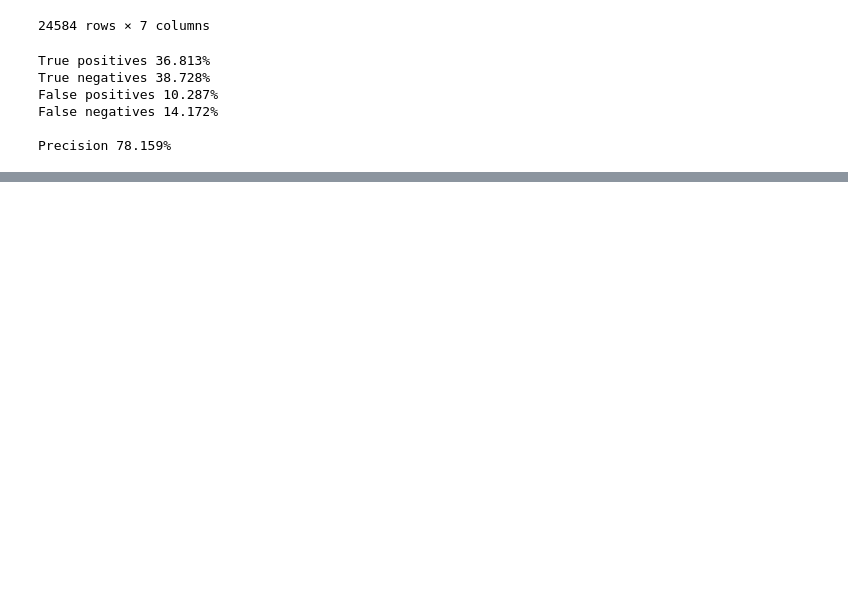
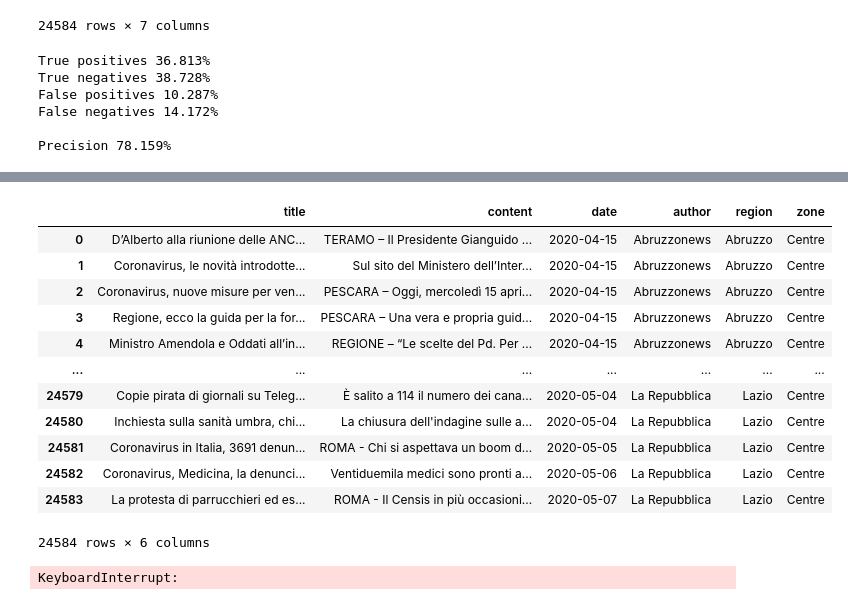
Before and after one commit to Gruntrexpewrus/StatLearnTeam, a Jupyter notebook: articles_analysis/Region Analysis.ipynb, the cells around one changed output, grey strips where cells are left out. Drawn from its saved outputs; the diff is of its cells as text; code cells hidden in the pictures; blank space fills up the shorter version.

```diff
--- a/articles_analysis/Region Analysis.ipynb
+++ b/articles_analysis/Region Analysis.ipynb
@@ -278,0 +284,17 @@ for zone in ['North', 'Centre', 'South']:
+# %%
+nonpreprocessed_articles = pd.read_csv(dataset_root + 'articles.csv', sep = ';', index_col = [0])
+nonpreprocessed_articles
+# %% [output]
+|  | title | content | date | author | region | zone |
+| 0 | D’Alberto alla riunione delle ANC... | TERAMO – Il Presidente Gianguido ... | 2020-04-15 | Abruzzonews | Abruzzo | Centre |
+| 1 | Coronavirus, le novità introdotte... | Sul sito del Ministero dell’Inter... | 2020-04-15 | Abruzzonews | Abruzzo | Centre |
+| 2 | Coronavirus, nuove misure per ven... | PESCARA – Oggi, mercoledì 15 apri... | 2020-04-15 | Abruzzonews | Abruzzo | Centre |
+| 3 | Regione, ecco la guida per la for... | PESCARA – Una vera e propria guid... | 2020-04-15 | Abruzzonews | Abruzzo | Centre |
+| 4 | Ministro Amendola e Oddati all’in... | REGIONE – “Le scelte del Pd. Per ... | 2020-04-15 | Abruzzonews | Abruzzo | Centre |
+| ... | ... | ... | ... | ... | ... | ... |
+| 24579 | Copie pirata di giornali su Teleg... | È salito a 114 il numero dei cana... | 2020-05-04 | La Repubblica | Lazio | Centre |
+| 24580 | Inchiesta sulla sanità umbra, chi... | La chiusura dell'indagine sulle a... | 2020-05-04 | La Repubblica | Lazio | Centre |
+| 24581 | Coronavirus in Italia, 3691 denun... | ROMA - Chi si aspettava un boom d... | 2020-05-05 | La Repubblica | Lazio | Centre |
+| 24582 | Coronavirus, Medicina, la denunci... | Ventiduemila medici sono pronti a... | 2020-05-06 | La Repubblica | Lazio | Centre |
+| 24583 | La protesta di parrucchieri ed es... | ROMA - Il Censis in più occasioni... | 2020-05-07 | La Repubblica | Lazio | Centre |
+24584 rows × 6 columns
@@ -278,0 +303,29 @@ for zone in ['North', 'Centre', 'South']:
+# %%
+import numpy as np
+from tqdm import tqdm
+
+cols = ['article_index', 'positive_avg', 'negative_avg', 'positive_max', 'negative_min', 'test_pol']
+polarity_dataframe = pd.DataFrame()
+
+articles_index = nonpreprocessed_articles.index
+for i in tqdm(articles_index):
+    _, test_pol = calculate_polarity(nonpreprocessed_articles.loc[i, 'content'].split('.'))
+
+    positive_polarities = [x[0] for x in test_pol]
+    negative_polarities = [x[1] for x in test_pol]
+
+    positive_avg = np.mean(positive_polarities)
+    negative_avg = np.mean(negative_polarities)
+
+    positive_max = max(positive_polarities)
+    negative_min = min(negative_polarities)
+
+
+    score = [i, positive_avg, negative_avg, positive_max, negative_min, test_pol]  # (index, positive average polarity, negative average polarity, max pos pol , min neg pol)
+
+    polarity_dataframe = polarity_dataframe.append(pd.DataFrame([score], columns = cols))
+
+    if len(polarity_dataframe.index) % 10 == 0:
+        polarity_dataframe.to_csv(dataset_root + 'article_polarities.csv', sep = ';', na_rep = 'nan')
+# %% [output]
+KeyboardInterrupt:
```
Also changed, not shown: parts of 9 cells of this notebook, 2 other files.
